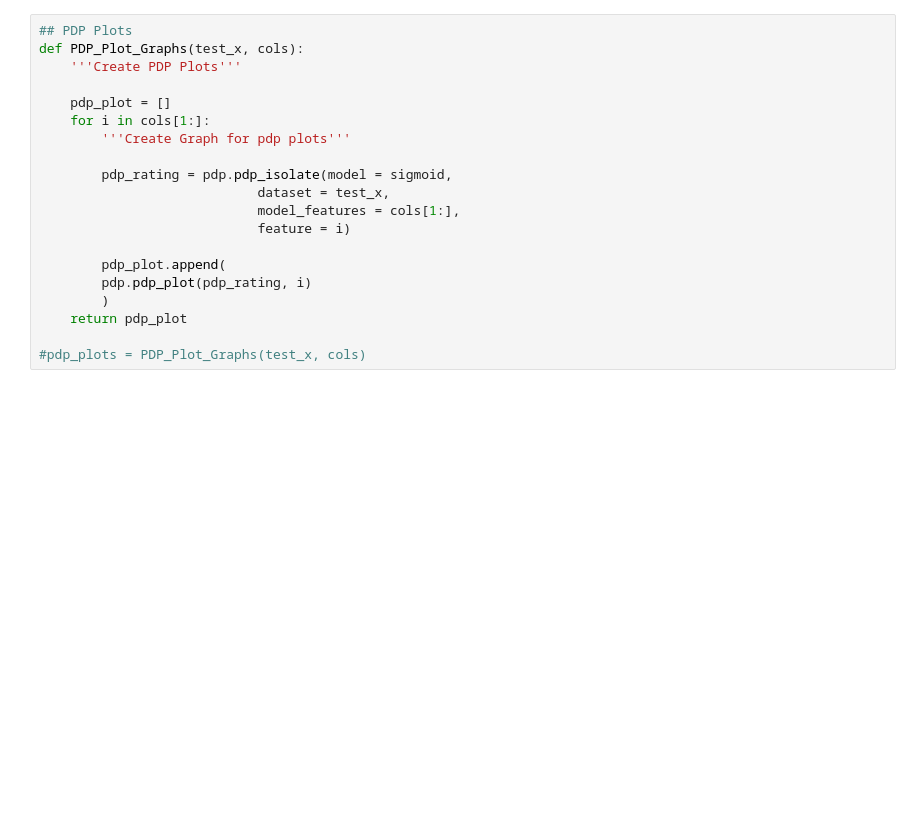
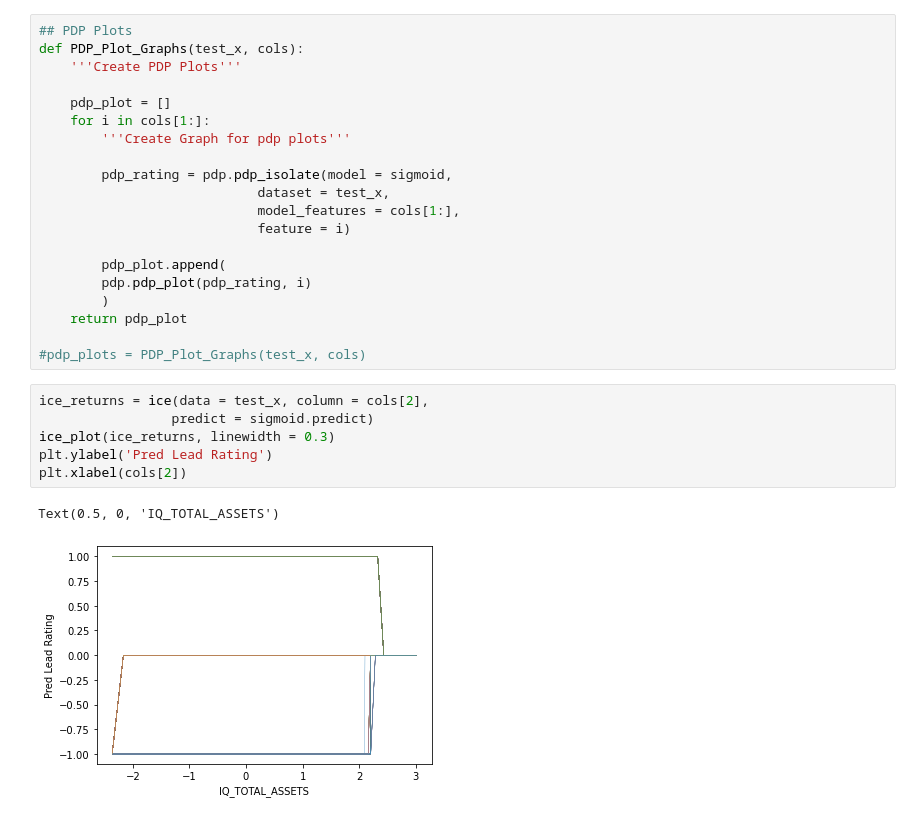
Before and after one commit to yedidv/credit_rating_predictions, a Jupyter notebook: Interpretability.ipynb, the cells around one changed output. Drawn from its saved outputs; the diff is of its cells as text; blank space fills up the shorter version.

```diff
--- a/Interpretability.ipynb
+++ b/Interpretability.ipynb
@@ -68,3 +71,12 @@ def PDP_Plot_Graphs(test_x, cols):
     return pdp_plot
 
 #pdp_plots = PDP_Plot_Graphs(test_x, cols)
+# %%
+ice_returns = ice(data = test_x, column = cols[2],
+                 predict = sigmoid.predict)
+ice_plot(ice_returns, linewidth = 0.3)
+plt.ylabel('Pred Lead Rating')
+plt.xlabel(cols[2])
+# %% [output]
+Text(0.5, 0, 'IQ_TOTAL_ASSETS')
+[figure, added]
```
Also changed, not shown: parts of 2 cells of this notebook.
